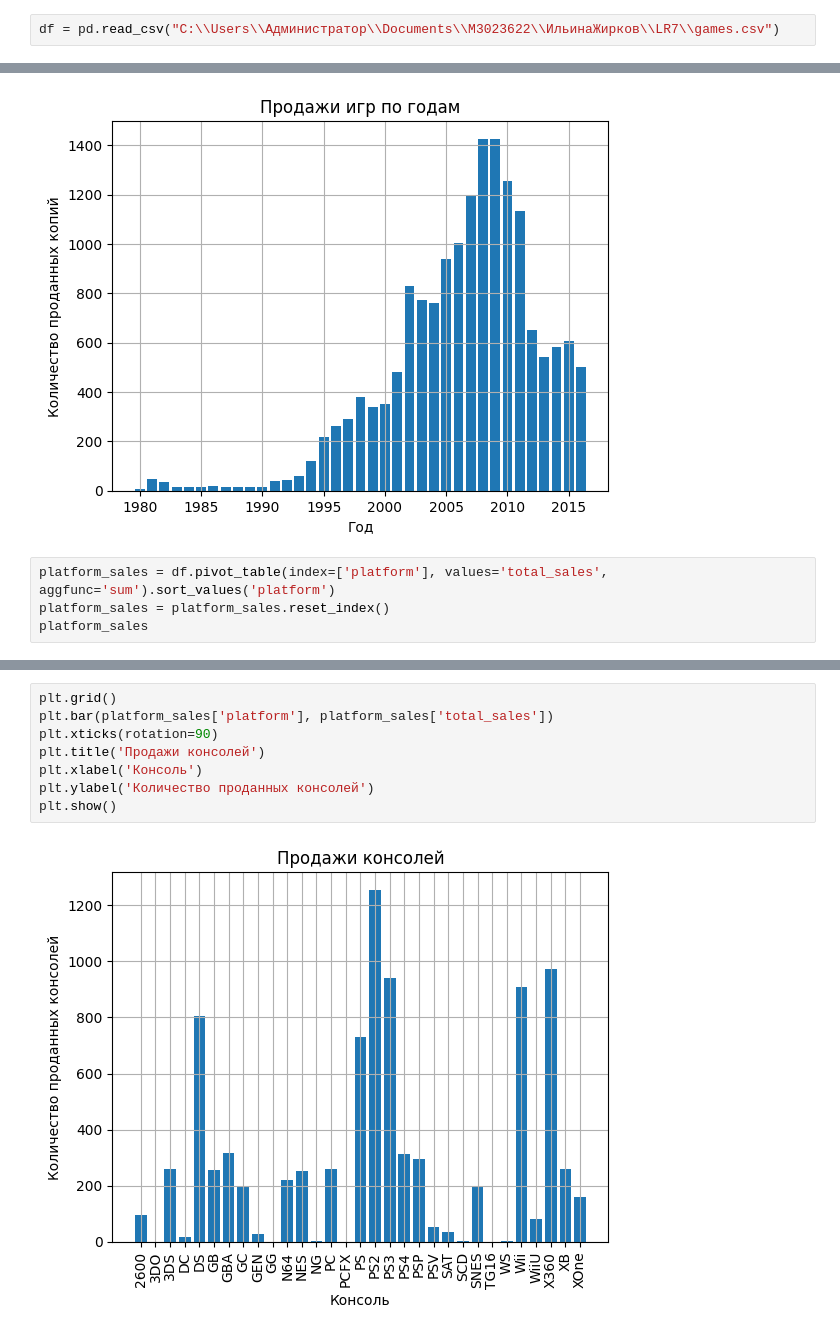
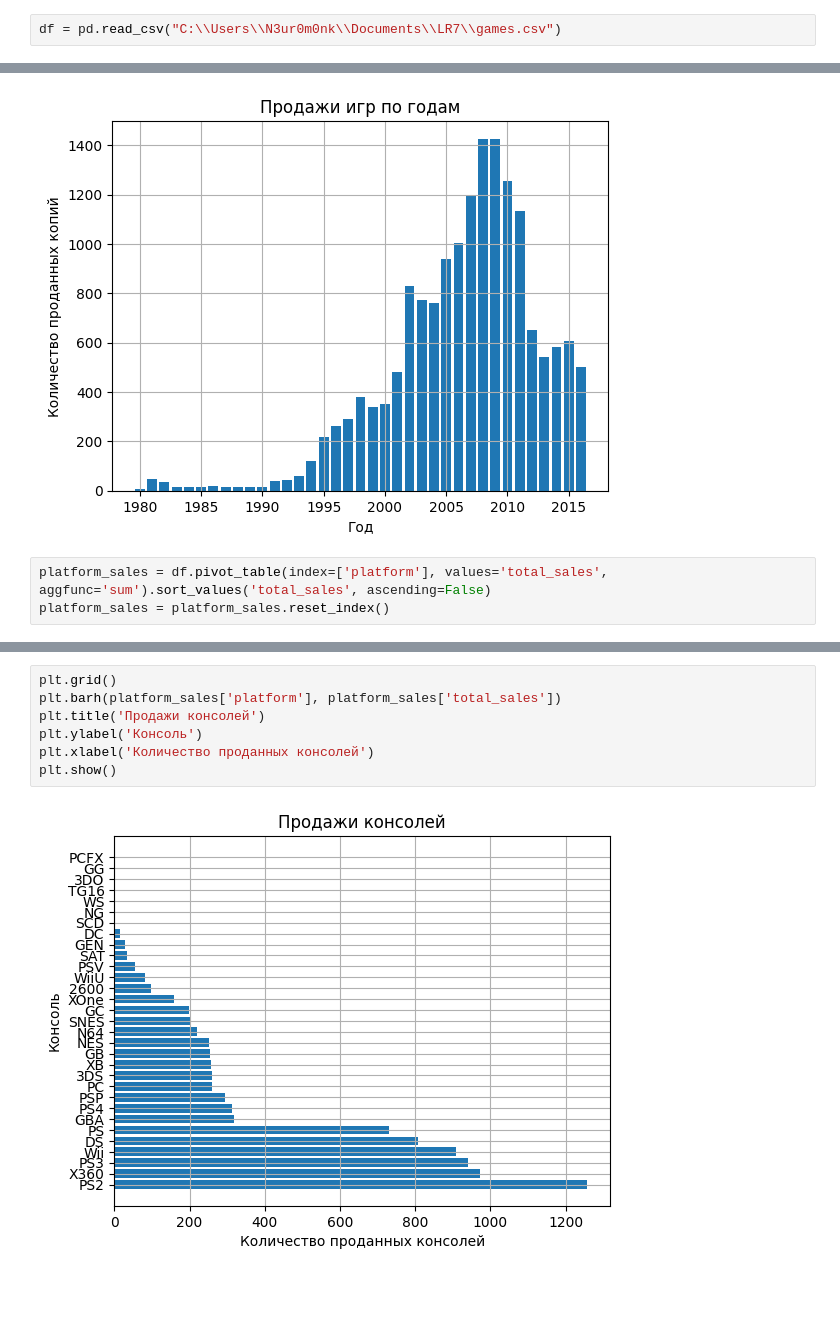
Before and after one commit to IlinaVN/PraktikaG236N005, a Jupyter notebook: LR7/1.ipynb, the cells around one changed output, grey strips where cells are left out. Saved outputs shown, nothing was run; the diff lists cells and outputs as text; blank space fills up the shorter version.

```diff
--- a/LR7/1.ipynb
+++ b/LR7/1.ipynb
@@ -3,7 +3,7 @@ import pandas as pd
 import numpy as np
 import matplotlib.pyplot as plt
 # %%
-df = pd.read_csv("C:\\Users\\Администратор\\Documents\\M3023622\\ИльинаЖирков\\LR7\\games.csv")
+df = pd.read_csv("C:\\Users\\N3ur0m0nk\\Documents\\LR7\\games.csv")
 # %%
 df.rename(columns={'Name': 'name', 'Platform': 'platform', 'Year_of_Release': 'year_of_release', 'Genre': 'genre', 'NA_sales': 'na_sales', 'EU_sales': 'eu_sales', 'JP_sales': 'jp_sales', 'Other_sales': 'other_sales', 'Critic_Score': 'critic_score', 'User_Score': 'user_score', 'Rating': 'rating'}, inplace=True)
 # %%
@@ -38,6 +38,5 @@ plt.show()
 # %% [output]
 [figure]
 # %%
-platform_sales = df.pivot_table(index=['platform'], values='total_sales', aggfunc='sum').sort_values('platform')
+platform_sales = df.pivot_table(index=['platform'], values='total_sales', aggfunc='sum').sort_values('total_sales', ascending=False)
 platform_sales = platform_sales.reset_index()
-platform_sales
@@ -62,10 +43,9 @@ platform_sales
 # %%
 plt.grid()
-plt.bar(platform_sales['platform'], platform_sales['total_sales'])
-plt.xticks(rotation=90)
+plt.barh(platform_sales['platform'], platform_sales['total_sales'])
 plt.title('Продажи консолей')
-plt.xlabel('Консоль')
-plt.ylabel('Количество проданных консолей')
+plt.ylabel('Консоль')
+plt.xlabel('Количество проданных консолей')
 plt.show()
 # %% [output]
-[figure, old version]
+[figure, new version]
```
Also changed, not shown: parts of 5 cells of this notebook, 1 other file.
